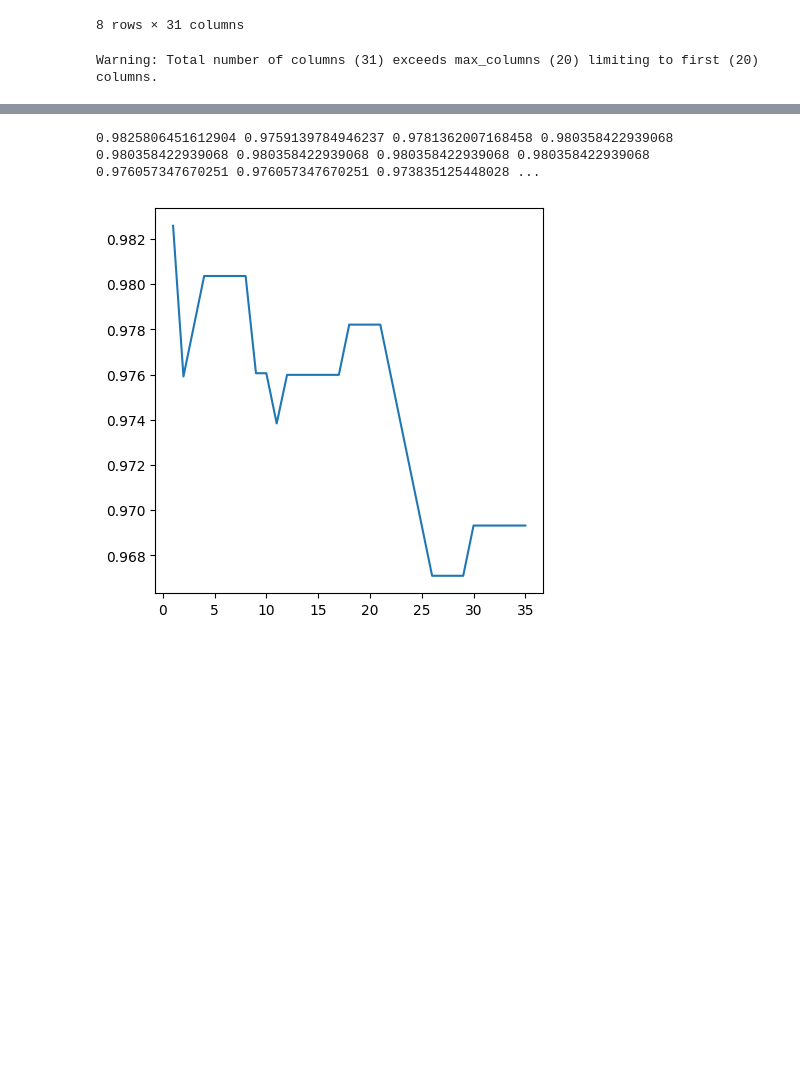
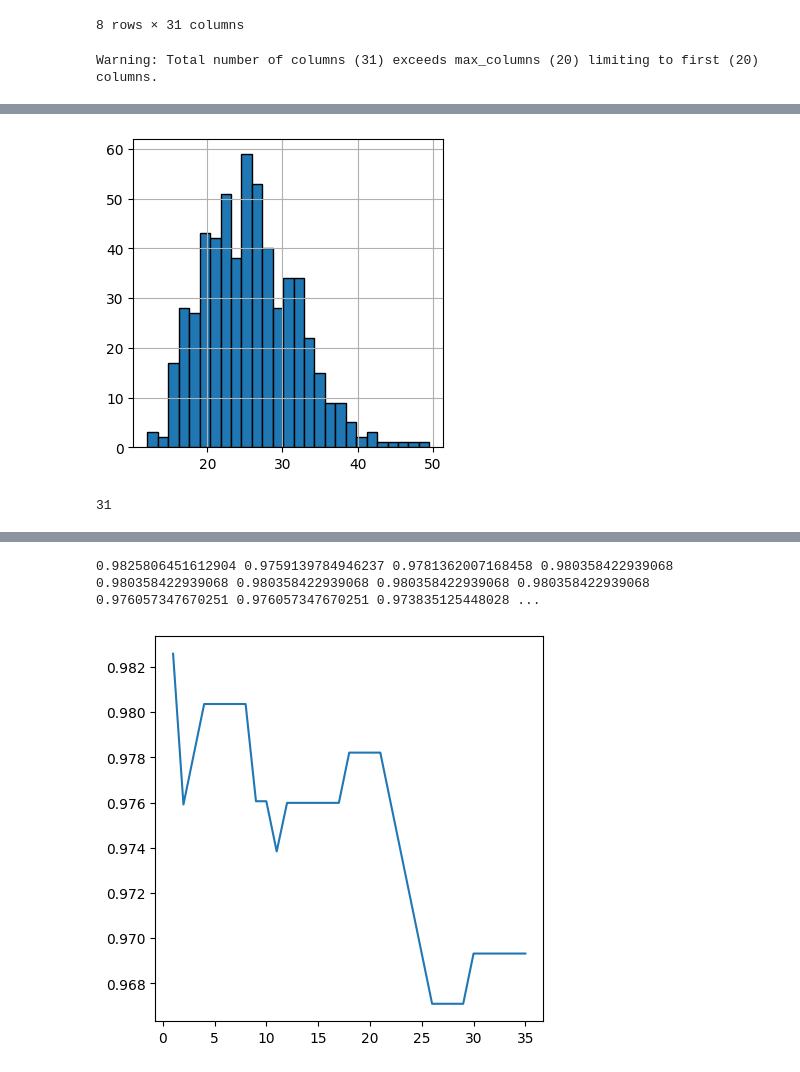
Before and after one commit to Yuyang-Yao/Math_-5750_Project1, a Jupyter notebook: project1.ipynb, the cells around one changed output, grey strips where cells are left out. Saved outputs shown, nothing was run; the diff lists cells and outputs as text; code cells hidden in the pictures; blank space fills up the shorter version.

```diff
--- a/project1.ipynb
+++ b/project1.ipynb
@@ -749,0 +762,6 @@ Warning: Total number of columns (31) exceeds max_columns (20) limiting to first
+# %%
+df_cancer["worst texture"].hist(bins=27, edgecolor="black")
+
+plt.show()
+# %% [output]
+[figure, added]
@@ -749,0 +771,4 @@ Warning: Total number of columns (31) exceeds max_columns (20) limiting to first
+# %%
+correlation_matrix_cancer.shape[0]
+# %% [output]
+31
```
Also changed, not shown: parts of 10 cells of this notebook.
